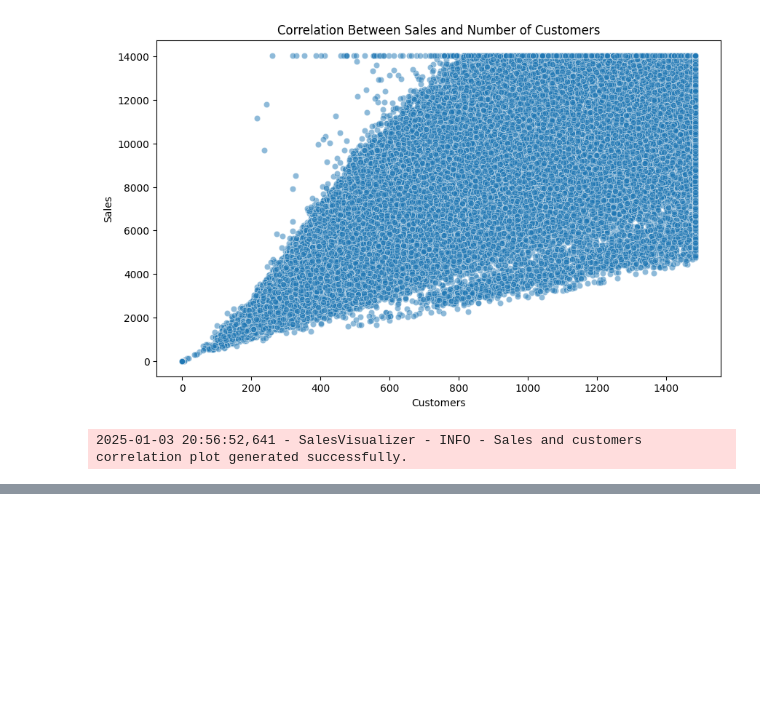
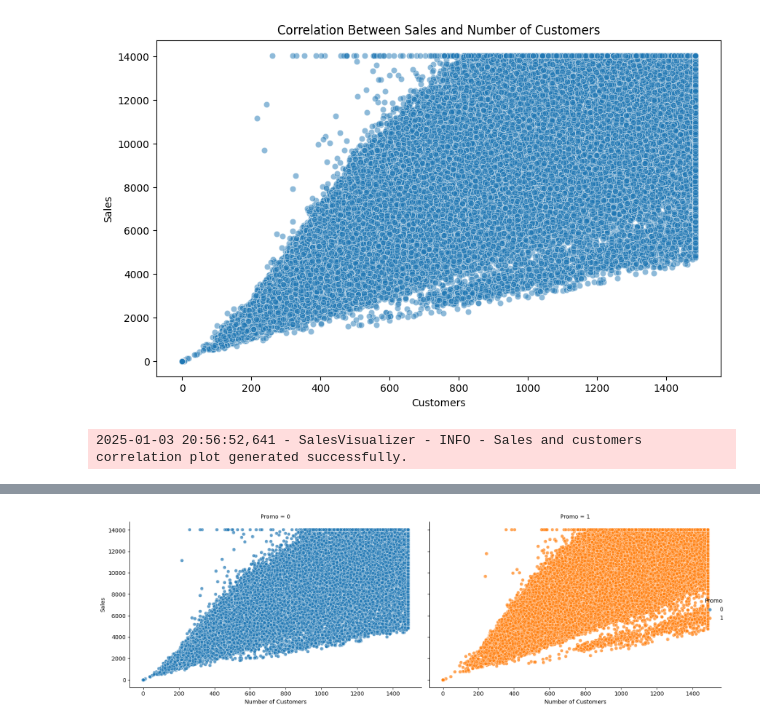
Before and after one commit to b-sam16/Rossmann-Sales-Forecasting, a Jupyter notebook: notebooks/eda.ipynb, the cells around one changed output, grey strips where cells are left out. Cells and saved outputs as stored; diff of their text form; code cells hidden in the pictures; blank space fills up the shorter version.

Commit message:
Add methods for Visualizing various features and interactions.

```diff
--- a/notebooks/eda.ipynb
+++ b/notebooks/eda.ipynb
@@ -311,3 +312,7 @@ visualizer.sales_customer_correlation()
 2025-01-03 20:56:48,666 - SalesVisualizer - INFO - Analyzing correlation between sales and customers.
 [figure]
 2025-01-03 20:56:52,641 - SalesVisualizer - INFO - Sales and customers correlation plot generated successfully.
+# %%
+# Visualize how promo affects sales and customer behavior
+visualizer.promo_impact_on_sales_and_customers()
+# %% [output]
@@ -313,0 +320 @@ visualizer.sales_customer_correlation()
+[figure, added]
```
Also changed, not shown: parts of 15 cells of this notebook, 1 other file.
